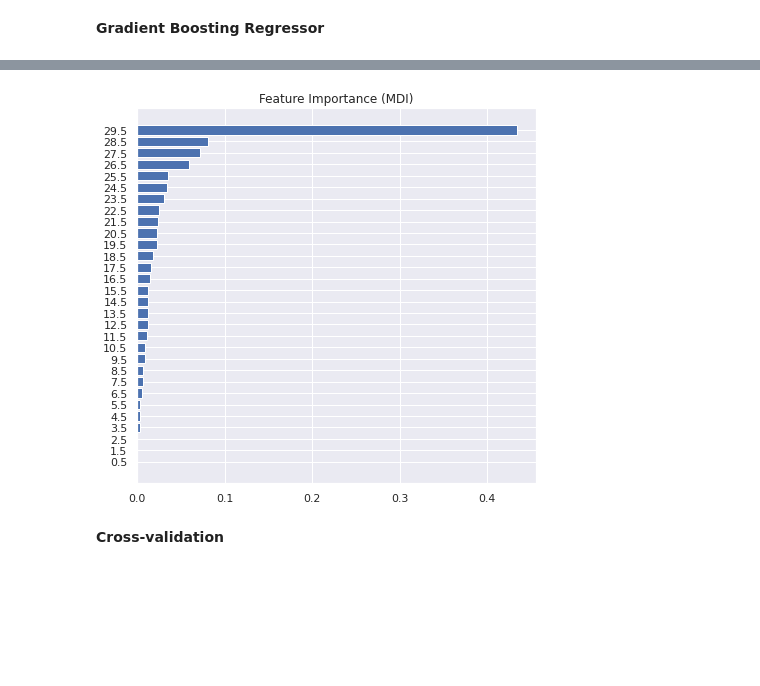
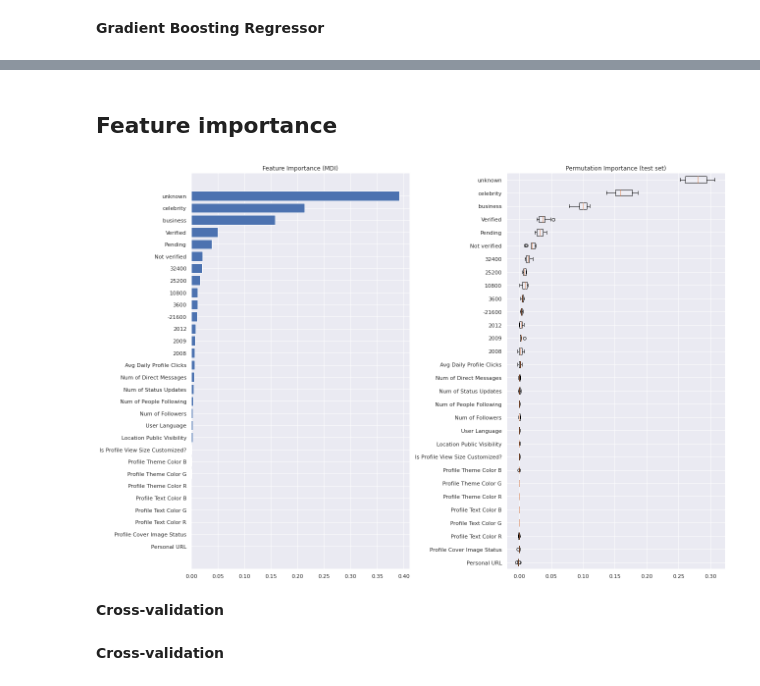
Before and after one commit to syrix78/IFT6758_Competition, a Jupyter notebook: predictor.ipynb, the cells around one changed output, grey strips where cells are left out. Cells and saved outputs as stored; diff of their text form; code cells hidden in the pictures; blank space fills up the shorter version.

```diff
--- a/predictor.ipynb
+++ b/predictor.ipynb
@@ -23,8 +23,8 @@ import sklearn
 from sklearn.preprocessing import LabelEncoder
 from sklearn.preprocessing import minmax_scale
 # %%
-train_data = pd.read_pickle("train_cleaned_fixed.pkl")
-test_data = pd.read_pickle("test_cleaned_fixed.pkl")
+train_data = pd.read_pickle("train_cleaned.pkl")
+test_data = pd.read_pickle("test_cleaned.pkl")
 id_test = test_data['Id']
 train_data
 # %% [output]
@@ -189,0 +253,3 @@ RMSE -> 0.6902032310253999
+# %%
+model = SelectKBest(f_regression, k=best_i)
+X_selected_feat_likes = model.fit_transform(X_likes, Y_likes)
@@ -238,18 +302,8 @@ RMSE -> 0.6947209693855296
 **XGBoost Regressor**
 # %%
 from xgboost import XGBRegressor
-from sklearn import datasets, ensemble
-from sklearn.ensemble import AdaBoostClassifier
-"""
-params = {'n_estimators': 2000,
-          'max_depth': 10,
-          'min_samples_split': 10,
-          'learning_rate': 0.001}
-XGBModel = ensemble.GradientBoostingRegressor(**params)
-XGBModel.fit(X_train, y_train)
-"""
 
 regressor = XGBRegressor()
-regressor.fit(X_train,y_train , verbose=False)
+regressor.fit(X_train,y_train, verbose=False)
 
 y_pred = regressor.predict(X_test)
@@ -318,23 +366,28 @@ print(f"RMSE -> {rmse}")
+# %% [markdown]
+## Feature importance
 # %%
+mask = np.array(model.get_support(indices=True))
+
+from sklearn.inspection import permutation_importance
 feature_importance = regressor.feature_importances_
 sorted_idx = np.argsort(feature_importance)
 pos = np.arange(sorted_idx.shape[0]) + .5
-fig = plt.figure(figsize=(12, 6))
+fig = plt.figure(figsize=(18, 12))
 plt.subplot(1, 2, 1)
 plt.barh(pos, feature_importance[sorted_idx], align='center')
-plt.yticks(pos)#, np.array(diabetes.feature_names)[sorted_idx])
+plt.yticks(pos, train_data.columns[mask])
 plt.title('Feature Importance (MDI)')
 
-#result = permutation_importance(reg, X_test, y_test, n_repeats=10,
-#                                random_state=42, n_jobs=2)
-#sorted_idx = result.importances_mean.argsort()
-#plt.subplot(1, 2, 2)
-#plt.boxplot(result.importances[sorted_idx].T,
-#            vert=False, labels=np.array(diabetes.feature_names)[sorted_idx])
-#plt.title("Permutation Importance (test set)")
+result = permutation_importance(regressor, X_test, y_test, n_repeats=10,
+                                random_state=42, n_jobs=2)
+sorted_idx = result.importances_mean.argsort()
+plt.subplot(1, 2, 2)
+plt.boxplot(result.importances[sorted_idx].T,
+            vert=False, labels=train_data.columns[mask])
+plt.title("Permutation Importance (test set)")
 fig.tight_layout()
 plt.show()
 # %% [output]
-[figure, old version]
+[figure, new version]
 # %% [markdown]
 **Cross-validation**
@@ -358,2 +394,4 @@ def CV(Model, X, y, k=10, *model_args, **model_kwargs):
+# %% [markdown]
+**Cross-validation**
 # %%
 from sklearn.linear_model import LinearRegression
```
Also changed, not shown: parts of 49 cells of this notebook, 4 other files.
